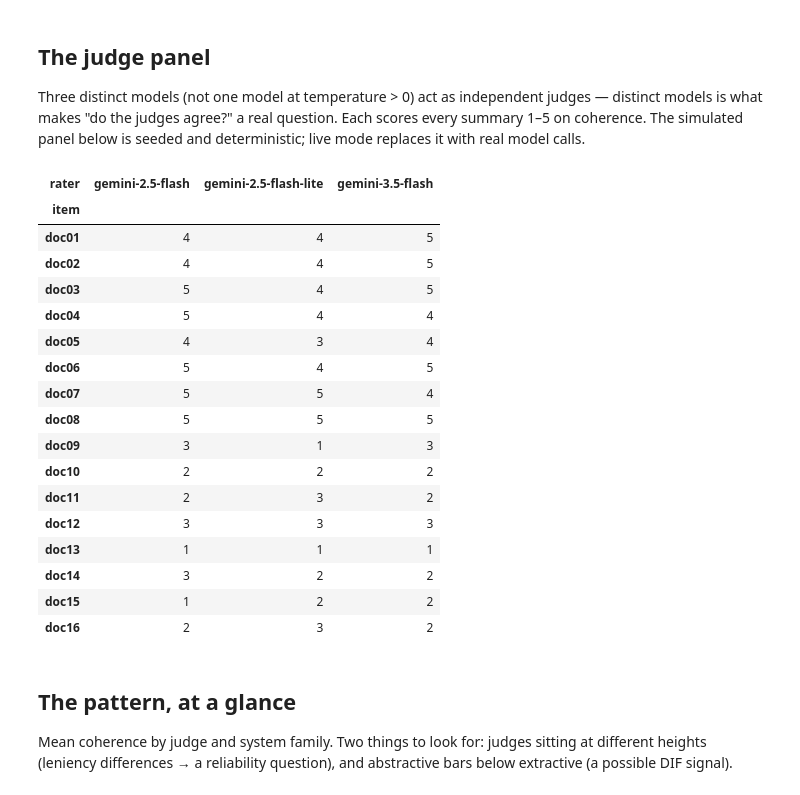
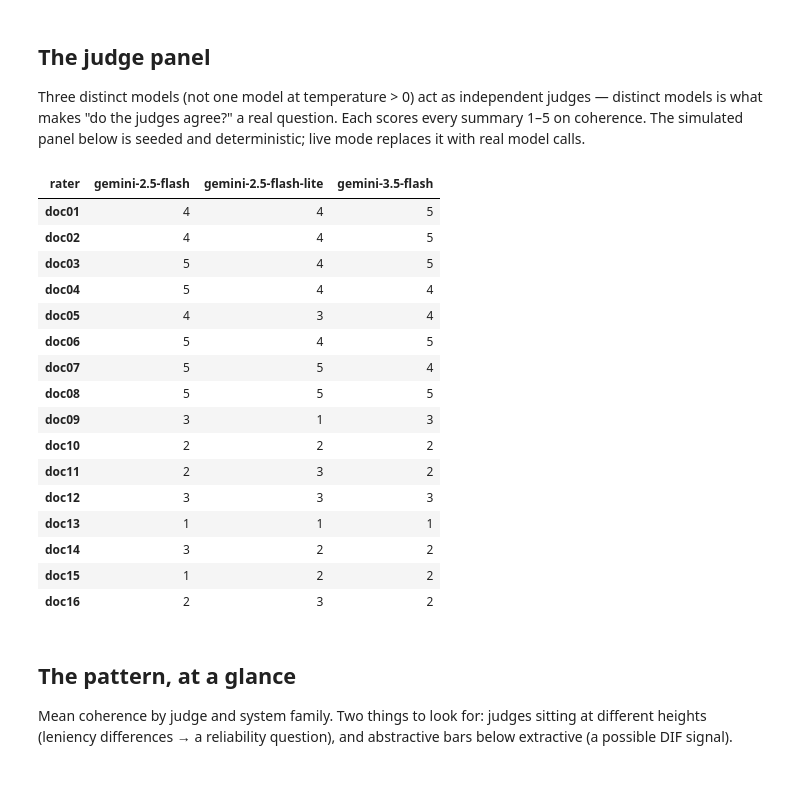
Before and after one commit to brittanyreese/metajudge, a Jupyter notebook: examples/audit_llm_judge_demo.ipynb, the cells around one changed output. Cells and saved outputs as stored; diff of their text form; code cells hidden in the pictures.

```diff
--- a/examples/audit_llm_judge_demo.ipynb
+++ b/examples/audit_llm_judge_demo.ipynb
@@ -55,11 +58,12 @@ Three distinct models (not one model at temperature > 0) act as independent judg
 # %%
 scores = score_offline(items, "gemini")
 
 # the score matrix: 16 items (rows) x 3 judges (columns)
-scores.pivot(index="item", columns="rater", values="score")
+# rename_axis(index=None): a named index alongside a named columns axis makes
+# pandas render an extra header row of empty <th> cells.
+scores.pivot(index="item", columns="rater", values="score").rename_axis(index=None)
 # %% [output]
 | rater | gemini-2.5-flash | gemini-2.5-flash-lite | gemini-3.5-flash |
-| item |  |  |  |
 | doc01 | 4 | 4 | 5 |
 | doc02 | 4 | 4 | 5 |
 | doc03 | 5 | 4 | 5 |
```
Also changed, not shown: parts of 1 cell of this notebook.
